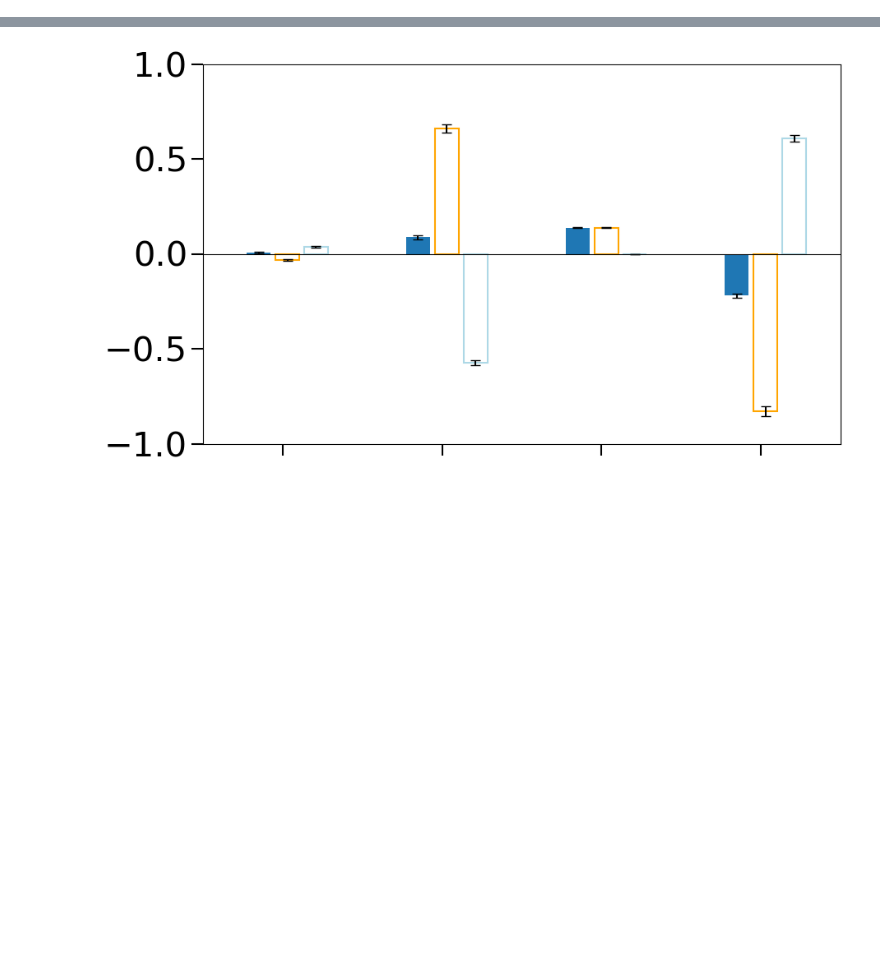
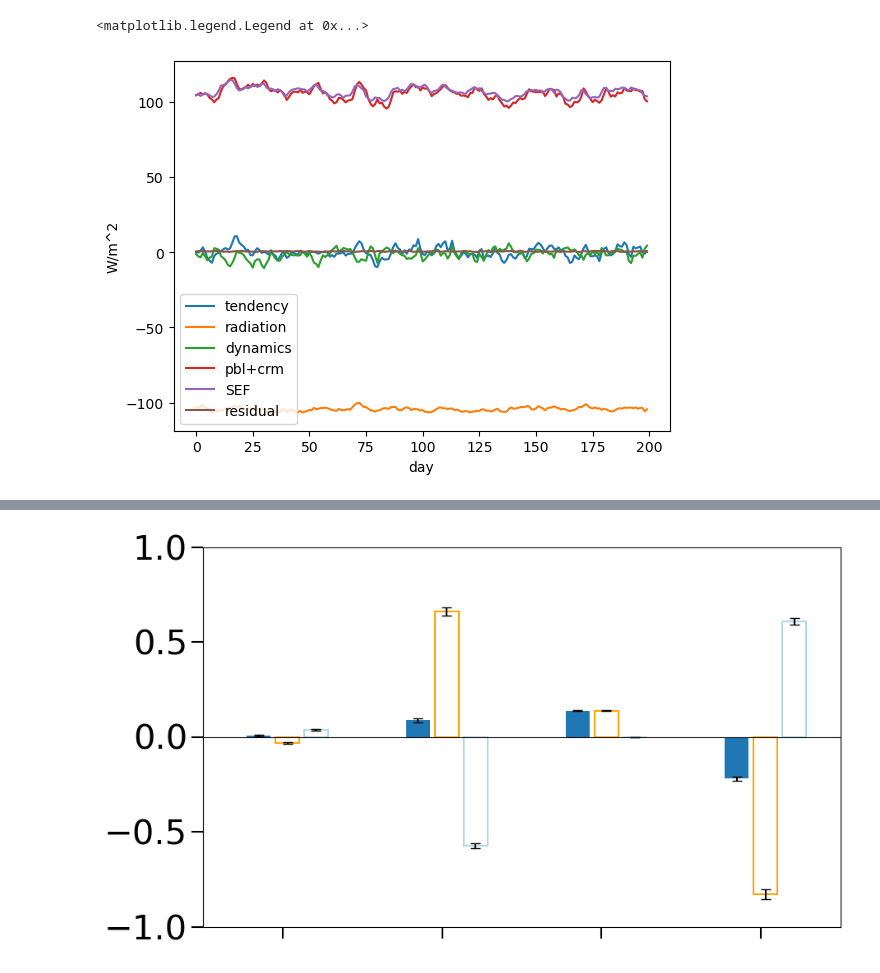
Before and after one commit to linyao1999/MJO_E3SM_PROJECT, a Jupyter notebook: MJO_E3SM_plots_VI_budgets.ipynb, the cells around one changed output, grey strips where cells are left out. Cells and saved outputs as stored; diff of their text form; code cells hidden in the pictures; blank space fills up the shorter version.

```diff
--- a/MJO_E3SM_plots_VI_budgets.ipynb
+++ b/MJO_E3SM_plots_VI_budgets.ipynb
@@ -12,0 +17,9 @@ The autoreload extension is already loaded. To reload it, use:
+# %%
+import glob
+files_path = '/pscratch/sd/l/linyaoly/MJO_E3SM_data/regridded_data/control'
+nc_files = sorted(glob.glob(f"{files_path}/*.nc"))
+ds2d = xr.open_mfdataset(nc_files[-200:])
+
+files_path = '/pscratch/sd/l/linyaoly/MJO_E3SM_data/regridded_data/control/3D'
+nc_files = sorted(glob.glob(f"{files_path}/*.nc"))
+ds3d = xr.open_mfdataset(nc_files[-200:])
@@ -12,0 +56,7 @@ The autoreload extension is already loaded. To reload it, use:
+# %%
+# SEF = SEF.compute()
+# intQ = intQ.compute()
+
+inttend = inttend.compute()
+intqr = intqr.compute()
+intdyn = intdyn.compute()
@@ -12,0 +73,17 @@ The autoreload extension is already loaded. To reload it, use:
+# %%
+plt.plot(inttend, label='tendency')
+plt.plot(intqr, label='radiation')
+plt.plot(intdyn, label='dynamics')
+plt.plot(intQ, label='pbl+crm')
+plt.plot(SEF, label='SEF')
+
+resi = inttend - intQ - intqr - intdyn
+
+plt.plot(resi, label='residual')
+# plt.title('SEF - intQ')
+plt.ylabel('W/m^2')
+plt.xlabel('day')
+plt.legend()
+# %% [output]
+<matplotlib.legend.Legend at 0x...>
+[figure, added]
```
Also changed, not shown: parts of 6 cells of this notebook, 32 other files.
